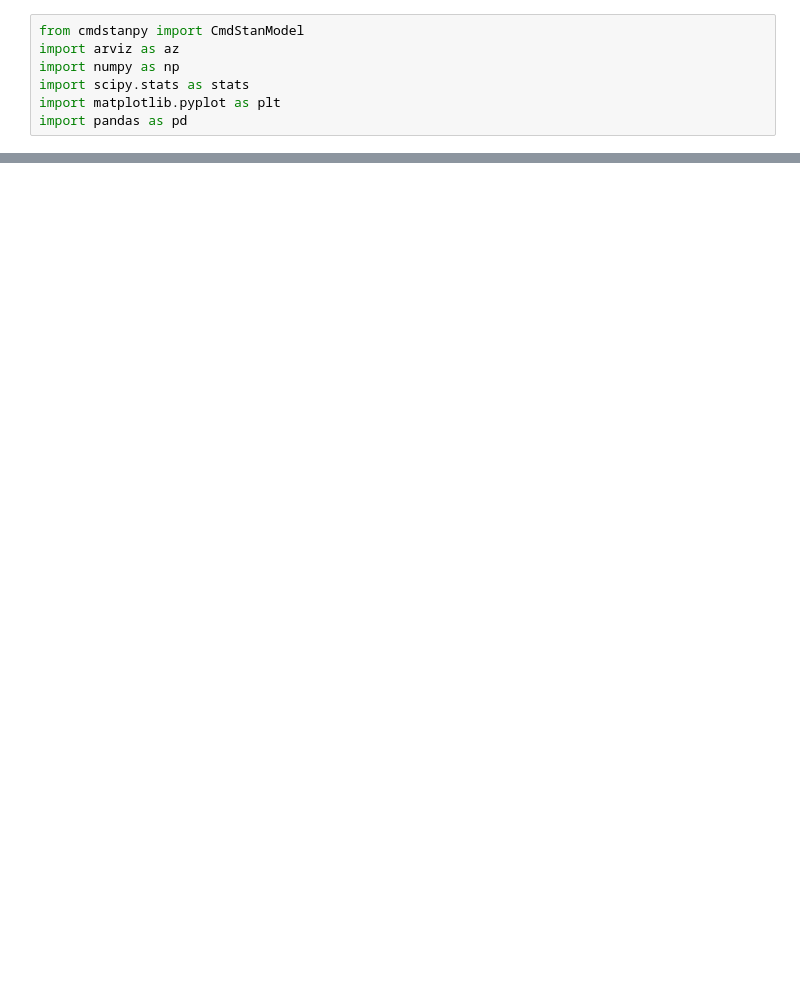
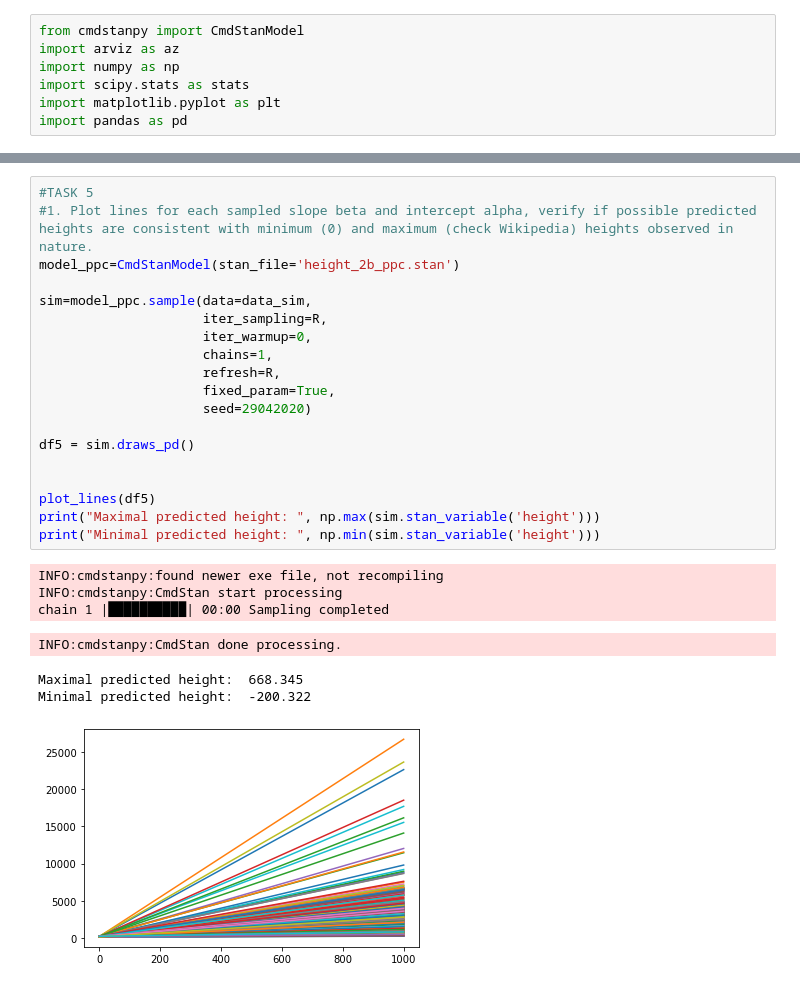
Before and after one commit to Brudzisz/Brudzisz_data_analytics, a Jupyter notebook: lab4/lab4.ipynb, the cells around one changed output, grey strips where cells are left out. Cells and saved outputs as stored; diff of their text form; blank space fills up the shorter version.

```diff
--- a/lab4/lab4.ipynb
+++ b/lab4/lab4.ipynb
@@ -241,0 +203,27 @@ Maximal predicted height:  461.934
+# %%
+#TASK 5
+#1. Plot lines for each sampled slope beta and intercept alpha, verify if possible predicted heights are consistent with minimum (0) and maximum (check Wikipedia) heights observed in nature.
+model_ppc=CmdStanModel(stan_file='height_2b_ppc.stan')
+
+sim=model_ppc.sample(data=data_sim,
+                     iter_sampling=R,
+                     iter_warmup=0,
+                     chains=1,
+                     refresh=R,
+                     fixed_param=True,
+                     seed=29042020)
+
+df5 = sim.draws_pd()
+
+
+plot_lines(df5)
+print("Maximal predicted height: ", np.max(sim.stan_variable('height')))
+print("Minimal predicted height: ", np.min(sim.stan_variable('height')))
+# %% [output]
+INFO:cmdstanpy:found newer exe file, not recompiling
+INFO:cmdstanpy:CmdStan start processing
+chain 1 |██████████| 00:00 Sampling completed
+INFO:cmdstanpy:CmdStan done processing.
+Maximal predicted height:  668.345
+Minimal predicted height:  -200.322
+[figure, added]
```
Also changed, not shown: parts of 14 cells of this notebook.
